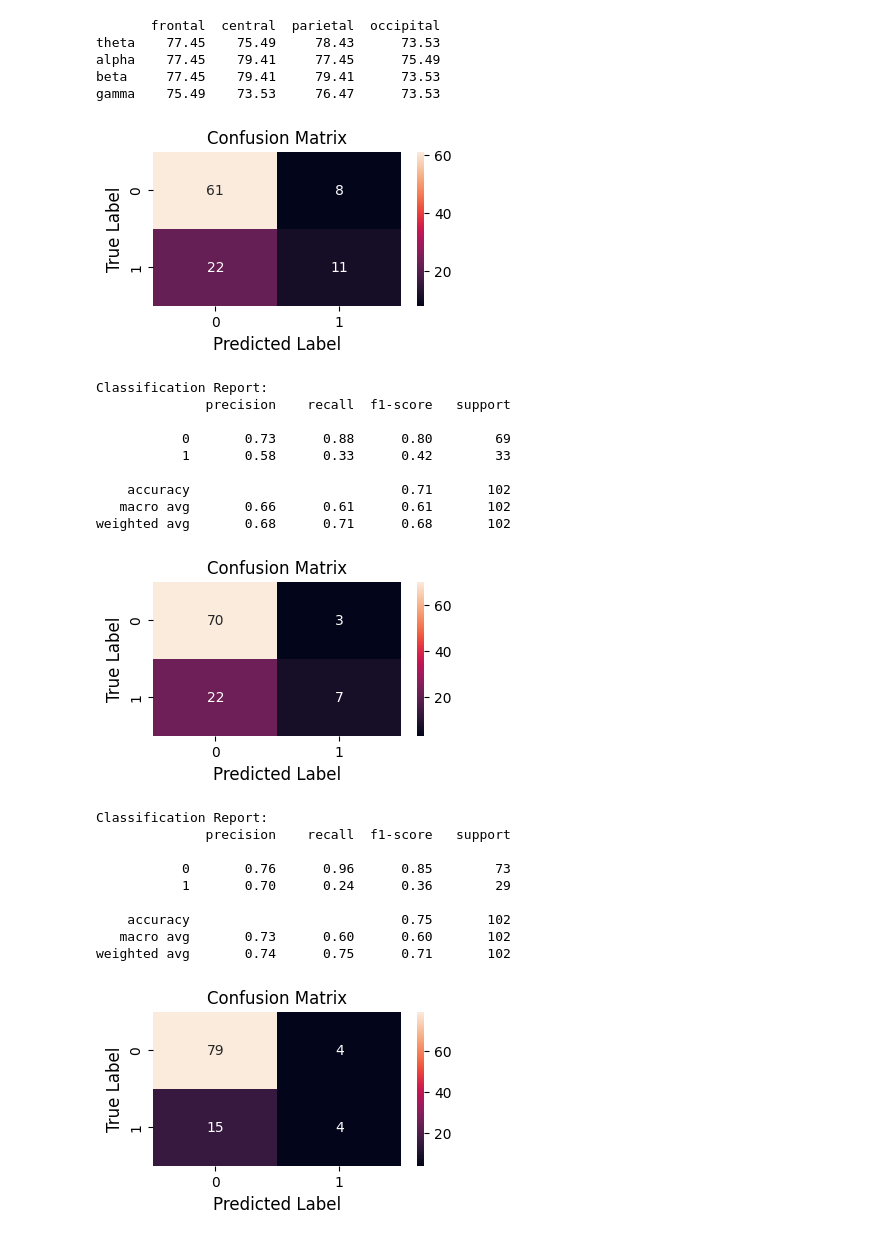
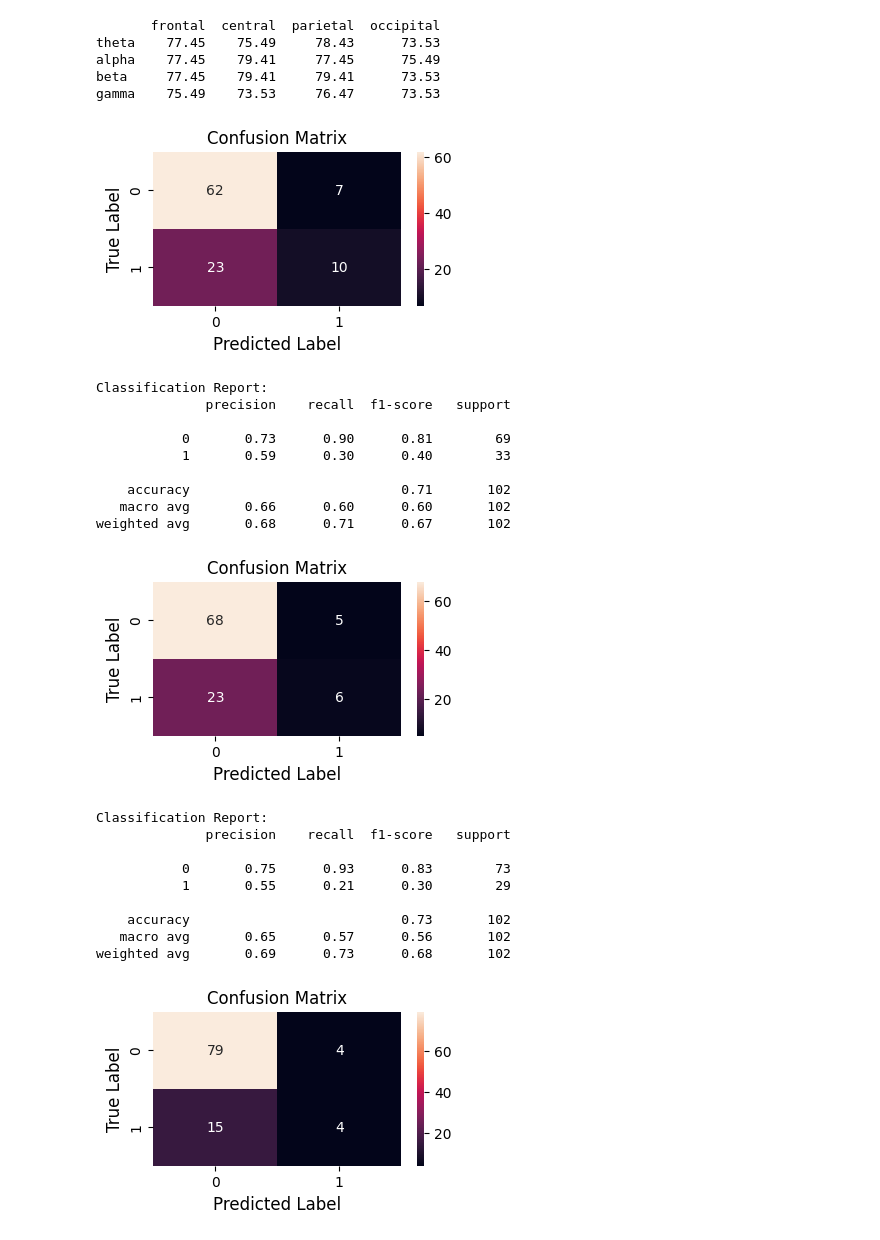
Before and after one commit to RabinSharma25/emotion-classification-using-eeg-signals, a Jupyter notebook: 4_classes.ipynb, the cells around one changed output. Drawn from its saved outputs; the diff is of its cells as text; code cells hidden in the pictures.

```diff
--- a/4_classes.ipynb
+++ b/4_classes.ipynb
@@ -1221,31 +1221,31 @@ alpha    77.45    79.41     77.45      75.49
 beta     77.45    79.41     79.41      73.53
 gamma    75.49    73.53     76.47      73.53
 # %%
-print_conf("gamma","occipital","HAHV","rf")
+print_conf("gamma","parietal","HAHV","rf")
 # %% [output]
 [figure]
 Classification Report:
               precision    recall  f1-score   support
 
-           0       0.73      0.88      0.80        69
-           1       0.58      0.33      0.42        33
+           0       0.73      0.90      0.81        69
+           1       0.59      0.30      0.40        33
 
     accuracy                           0.71       102
-   macro avg       0.66      0.61      0.61       102
-weighted avg       0.68      0.71      0.68       102
+   macro avg       0.66      0.60      0.60       102
+weighted avg       0.68      0.71      0.67       102
 # %%
-print_conf("gamma","frontal","LAHV","rf")
+print_conf("alpha","parietal","LAHV","rf")
 # %% [output]
-[figure, old version]
+[figure, new version]
 Classification Report:
               precision    recall  f1-score   support
 
-           0       0.76      0.96      0.85        73
-           1       0.70      0.24      0.36        29
+           0       0.75      0.93      0.83        73
+           1       0.55      0.21      0.30        29
 
-    accuracy                           0.75       102
-   macro avg       0.73      0.60      0.60       102
-weighted avg       0.74      0.75      0.71       102
+    accuracy                           0.73       102
+   macro avg       0.65      0.57      0.56       102
+weighted avg       0.69      0.73      0.68       102
 # %%
 print_conf("gamma","parietal","HALV","rf")
 # %% [output]
```
Also changed, not shown: parts of 1 cell of this notebook.
